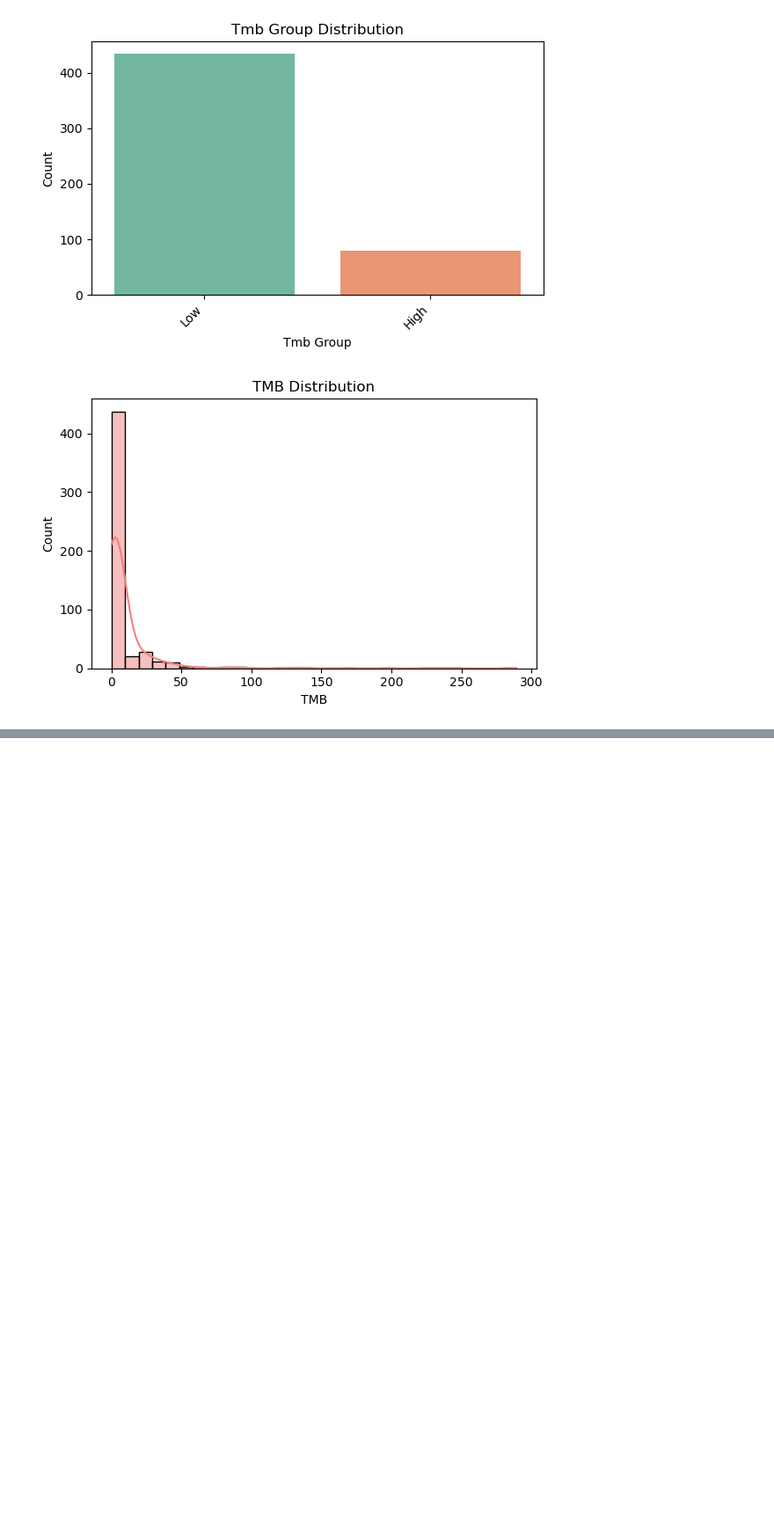
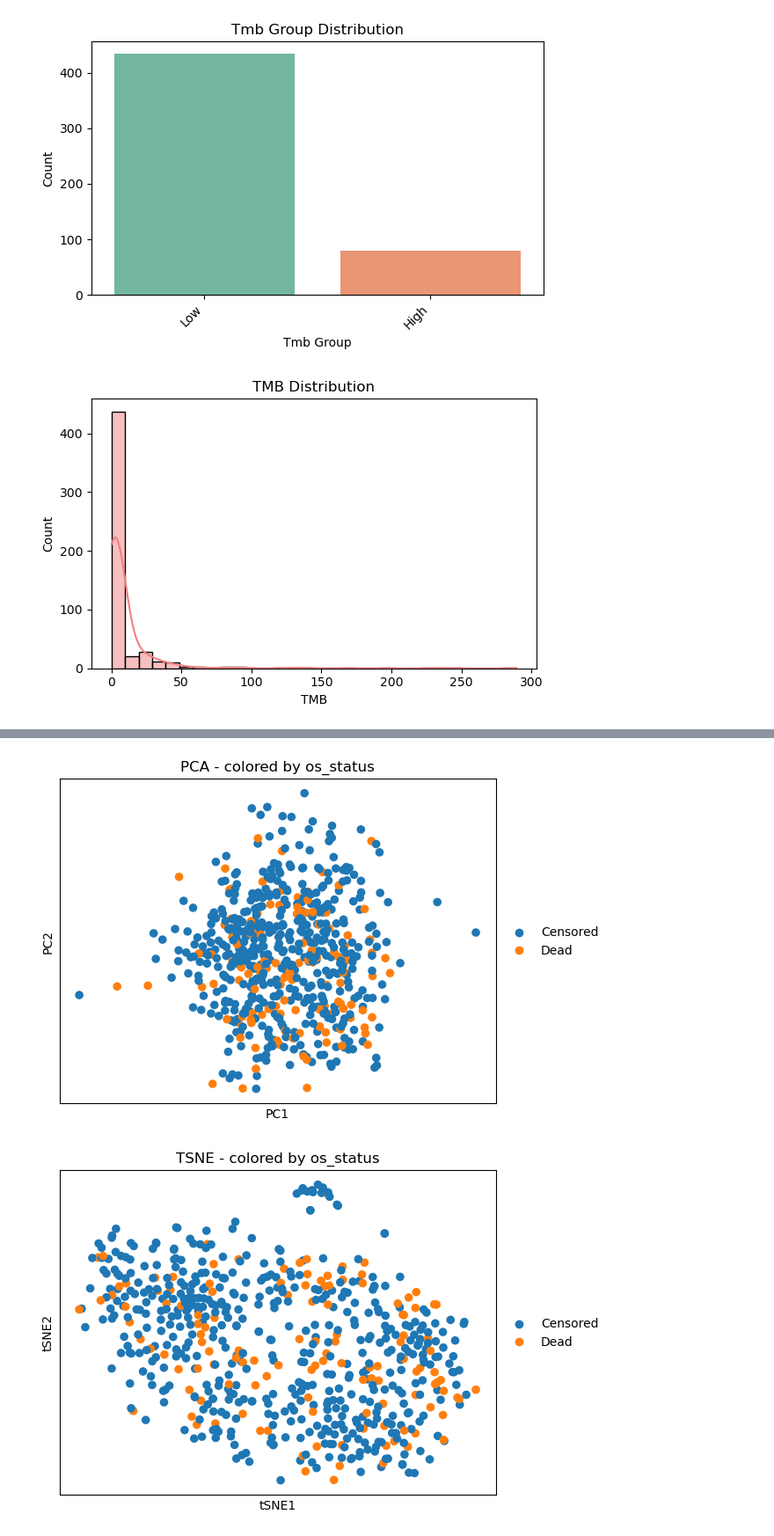
Before and after one commit to RandFa/CRC_cancer, a Jupyter notebook: notebooks/03_EDA_cancer.ipynb, the cells around one changed output, grey strips where cells are left out. Shown at 88% size. Saved outputs shown, nothing was run; the diff lists cells and outputs as text; code cells hidden in the pictures; blank space fills up the shorter version.

```diff
--- a/notebooks/03_EDA_cancer.ipynb
+++ b/notebooks/03_EDA_cancer.ipynb
@@ -139,0 +152,7 @@ cancer_df['histological_type'] = cancer_df['histological_type'].replace(rare_sub
+# %%
+# drop histological subtype
+cancer_df = cancer_df.drop(columns=['histological_subtype'])
+
+# merge neoplasms in histological type
+neoplasms = metadata_df[metadata_df['histological_type'] != 'Adenomas and adenocarcinomas'].index
+cancer_df['histological_type'] = cancer_df['histological_type'].replace(neoplasms, 'neoplasms')
@@ -496,2 +184,0 @@ mplt.plot_reductions(cancer_adata, 'cms')
-# %%
-cancer_df= cancer_df.drop(columns=['cluster', 'cimp', 'instability'])
@@ -514,0 +306,46 @@ filtered_expr.to_csv('../data/cancer_tmm_log.csv')
+# %%
+# TMM normalization
+expression_df = expression_df.transpose()
+expression_tmm = conorm.tmm(expression_df)
+# Log scaling
+log_tmm = np.log2(expression_tmm + 1)
+
+# Keep genes expressed in at least 10% of the samples
+min_samples = log_tmm.shape[1]//5
+filtered_expr = log_tmm.loc[(log_tmm > 1).sum(axis=1) > min_samples,:].transpose()
+cancer_adata = anndata.AnnData(filtered_expr.loc[filtered_expr.index.intersection(cancer_df.index)])
+
+
+# Add all columns from metadata_df to adata.obs
+for col in cancer_df.columns:
+    cancer_adata.obs[col] = cancer_df[col]
+
+# Select Highly Variable Genes
+sc.pp.highly_variable_genes(cancer_adata, flavor='seurat', n_top_genes=200)
+cancer_adata = cancer_adata[:, cancer_adata.var['highly_variable']]
+
+# Scale data
+sc.pp.scale(cancer_adata)
+
+# PCA
+sc.tl.pca(cancer_adata)
+
+# t-SNE
+sc.tl.tsne(cancer_adata, use_rep='X_pca')
+
+# UMAP
+sc.pp.neighbors(cancer_adata, use_rep='X_pca')
+sc.tl.umap(cancer_adata)
+
+# t-SNE
+sc.tl.tsne(cancer_adata, use_rep='X_pca')
+
+# UMAP
+sc.pp.neighbors(cancer_adata, use_rep='X_pca')
+sc.tl.umap(cancer_adata)
+
+#plotting by biopsy site
+mplt.plot_reductions(cancer_adata, 'os_status')
+# %% [output]
+[figure, added]
+[figure, added]
```
Also changed, not shown: parts of 57 cells of this notebook, 59 other files.
